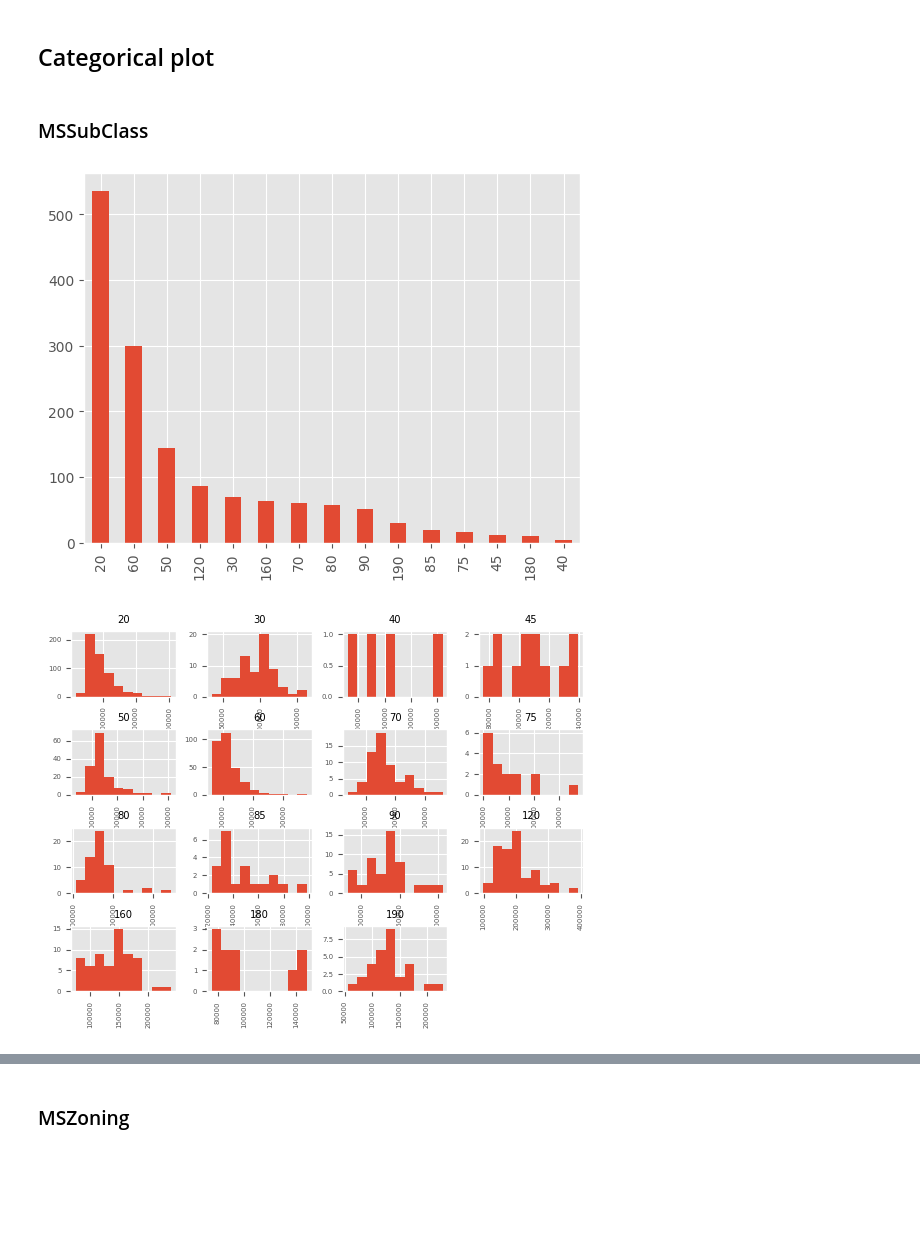
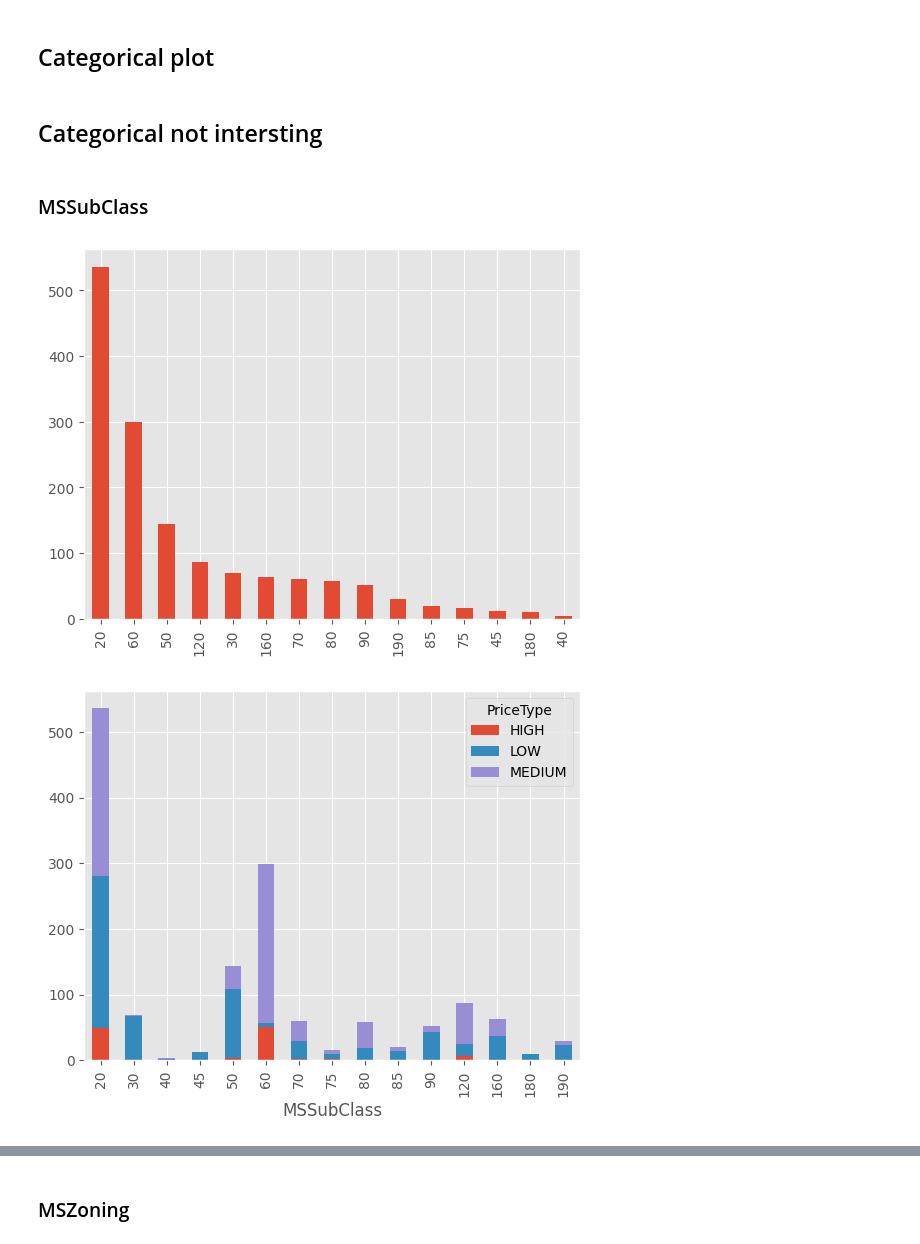
Before and after one commit to yichen-huang/House-Prices-Advanced-Regression-Techniques, a Jupyter notebook: data_understanding_yh.ipynb, the cells around one changed output, grey strips where cells are left out. Saved outputs shown, nothing was run; the diff lists cells and outputs as text; code cells hidden in the pictures; blank space fills up the shorter version.

Commit message:
Add more plot and data quality for my part

```diff
--- a/data_understanding_yh.ipynb
+++ b/data_understanding_yh.ipynb
@@ -188,0 +207,10 @@ dtype: object
+# %%
+data['PriceType'] = np.where(
+                            data['SalePrice'] >= 300000,
+                            'HIGH',
+                            np.where(
+                                data['SalePrice'] <= 150000,
+                                'LOW',
+                                'MEDIUM'
+                                )
+                            )
@@ -189,16 +240,24 @@ dtype: object
 # %% [markdown]
 ## Categorical plot
-# %%
-def data_show_categorical(name):
-    data[name].value_counts().plot(kind = 'bar')
-    plt.show()
-
-    plt.rcParams.update({'font.size': 5})
-    data['SalePrice'].hist(by=data[name])
+# %%
+def data_show_categorical(attribute, title=None):
+    # previous plots
+    #plt.rcParams.update({'font.size': 5})
+    #data['SalePrice'].hist(by=data[attribute])
+
+    data[attribute].value_counts().plot(kind = 'bar')
+    plt.show()
+    data.groupby([attribute, 'PriceType']).size().unstack().plot(kind='bar', stacked=True, title=title)
+
+def data_show_categorical_compare(attribute, attribute2, title=None):
+    data.groupby([attribute, 'PriceType', attribute2]).size().unstack().plot(kind='bar', stacked=True, title=title)
+# %% [markdown]
+## Categorical not intersting
 # %% [markdown]
 ### MSSubClass
 # %%
 data_show_categorical('MSSubClass')
+data_show_categorical_compare('MSSubClass', 'MSZoning')
 # %% [output]
 [figure]
-[figure, old version]
+[figure, new version]
```
Also changed, not shown: parts of 72 cells of this notebook.
